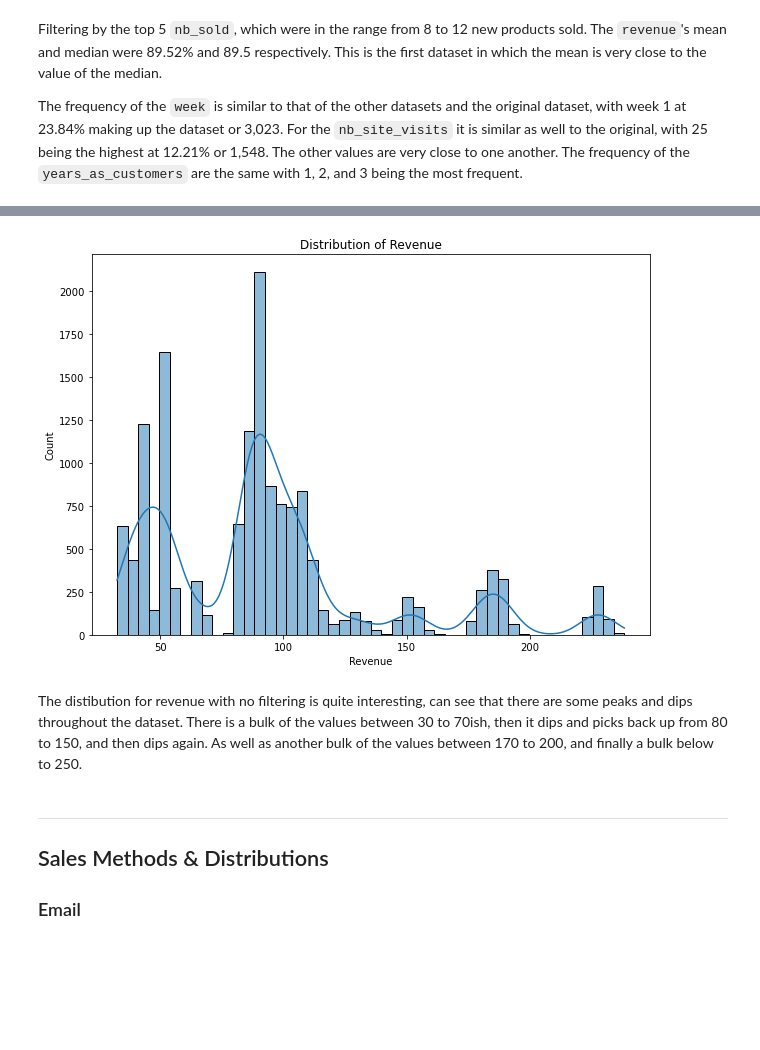
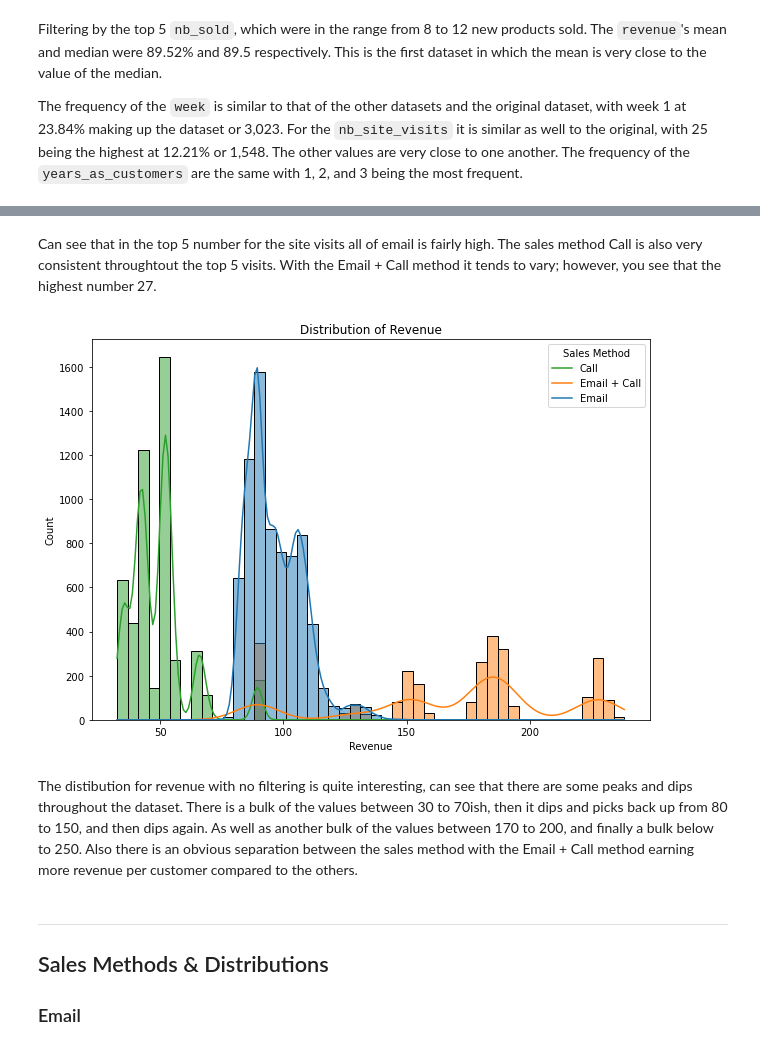
Before and after one commit to tvrjuana/product-sales, a Jupyter notebook: notebook.ipynb, the cells around one changed output, grey strips where cells are left out. Saved outputs shown, nothing was run; the diff lists cells and outputs as text; code cells hidden in the pictures; blank space fills up the shorter version.

Commit message:
added new graphs, new markdowns

```diff
--- a/notebook.ipynb
+++ b/notebook.ipynb
@@ -39,7 +39,7 @@ import seaborn as sns
 %matplotlib inline
 # %%
 #reading in csv file
-product_sales = pd.read_csv('product_sales.csv')
+product_sales = pd.read_csv('./data/product_sales.csv')
 
 #displaying first few rows and info
 display(product_sales.head())
@@ -554,13 +596,16 @@ The frequency of the `week` is similar to that of the other datasets and the ori
+# %% [markdown]
+Can see that in the top 5 number for the site visits all of email is fairly high. The sales method Call is also very consistent throughtout the top 5 visits. With the Email + Call method it tends to vary; however, you see that the highest number 27.
 # %%
 #distribution of sales method using histogram
 plt.figure(figsize=(10,7))
-sns.histplot(data=product_sales, x='revenue', kde=True)
+sns.histplot(data=product_sales, x='revenue', kde=True, hue='sales_method')
 plt.xlabel('Revenue')
+plt.legend(title='Sales Method', labels=['Call', 'Email + Call', 'Email'])
 plt.title('Distribution of Revenue');
 # %% [output]
-[figure, old version]
+[figure, new version]
 # %% [markdown]
-The distibution for revenue with no filtering is quite interesting, can see that there are some peaks and dips throughout the dataset. There is a bulk of the values between 30 to 70ish, then it dips and picks back up from 80 to 150, and then dips again. As well as another bulk of the values between 170 to 200, and finally a bulk below to 250.
+The distibution for revenue with no filtering is quite interesting, can see that there are some peaks and dips throughout the dataset. There is a bulk of the values between 30 to 70ish, then it dips and picks back up from 80 to 150, and then dips again. As well as another bulk of the values between 170 to 200, and finally a bulk below to 250. Also there is an obvious separation between the sales method with the Email + Call method earning more revenue per customer compared to the others.
 # %% [markdown]
 ------
 ## Sales Methods & Distributions
```
Also changed, not shown: parts of 11 cells of this notebook.
